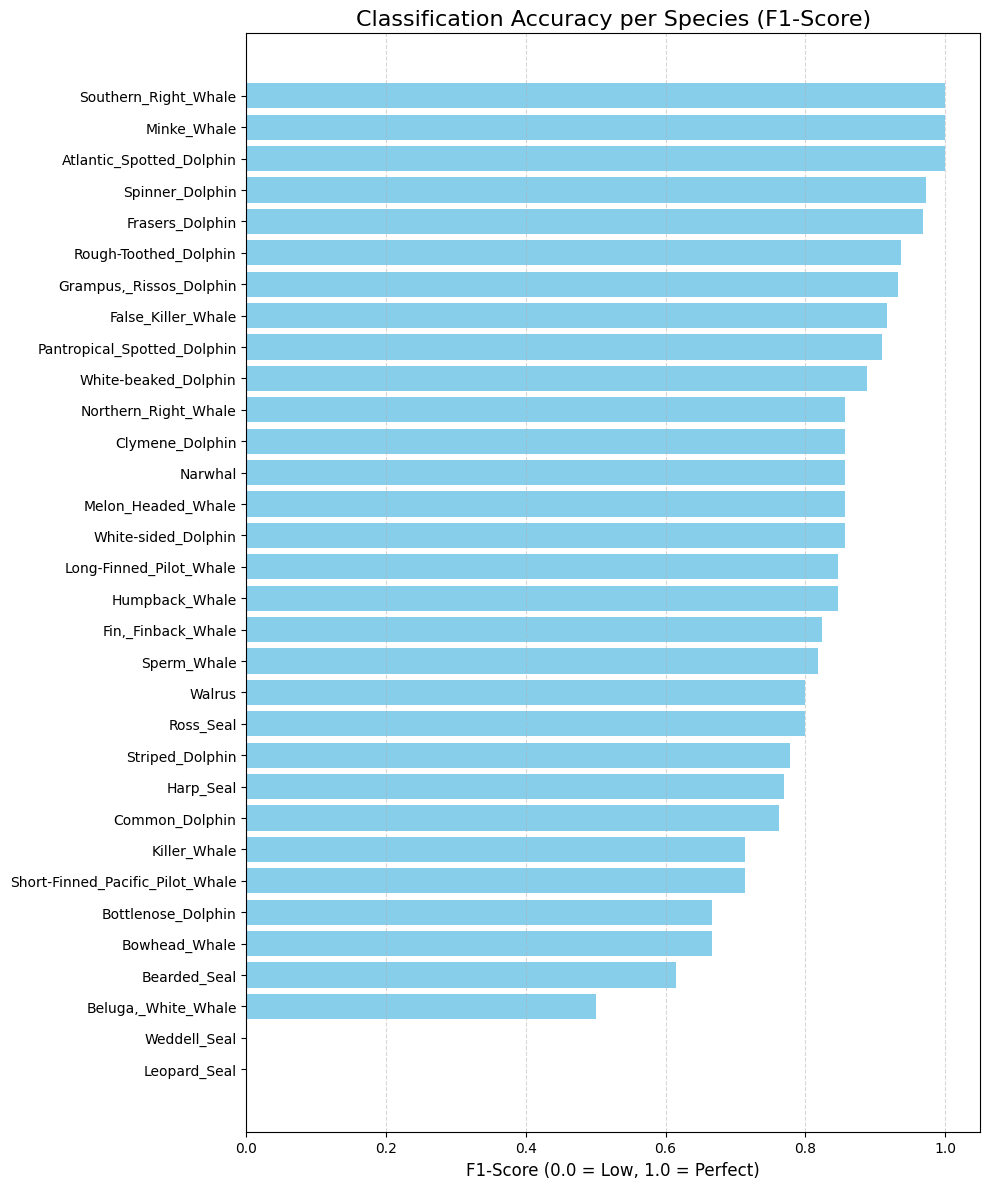
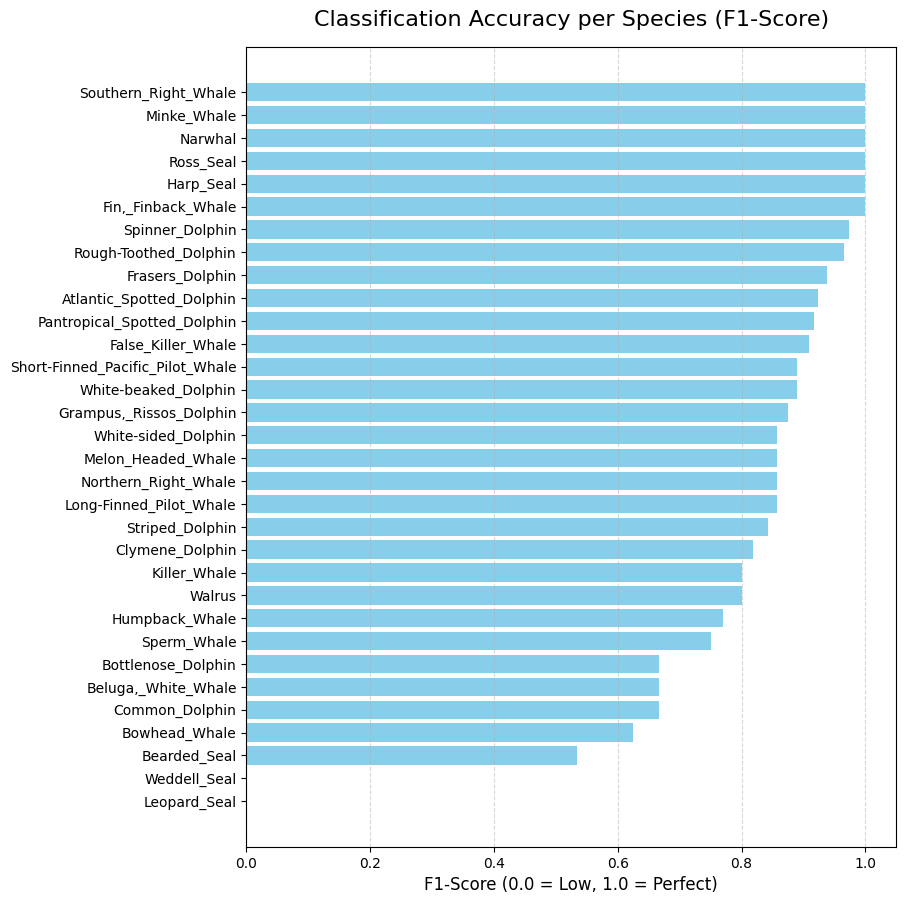
The notebook cell's code change between the first figure and the second:
--- before
+++ after
@@ -16,13 +16,15 @@
 df_animals = df_animals.sort_values(by='f1-score', ascending=True)
 
-# 3. Plotting the Clean Bar Chart
-plt.figure(figsize=(10, 12))
+
+plt.figure(figsize=(10, 10))
 plt.barh(df_animals.index, df_animals['f1-score'], color='skyblue')
 
-plt.title('Classification Accuracy per Species (F1-Score)', fontsize=16)
+plt.title('Classification Accuracy per Species (F1-Score)', fontsize=16, pad=15)
 plt.xlabel('F1-Score (0.0 = Low, 1.0 = Perfect)', fontsize=12)
 plt.grid(axis='x', linestyle='--', alpha=0.5)
-plt.tight_layout()
+
+
+plt.subplots_adjust(left=0.3, bottom=0.1, right=0.95, top=0.9)
 plt.show()
 
-print("\nPerformance visualization complete.")
+print("\nPerformance visualization complete. Ready for presentation.")

Commit: Add files via upload